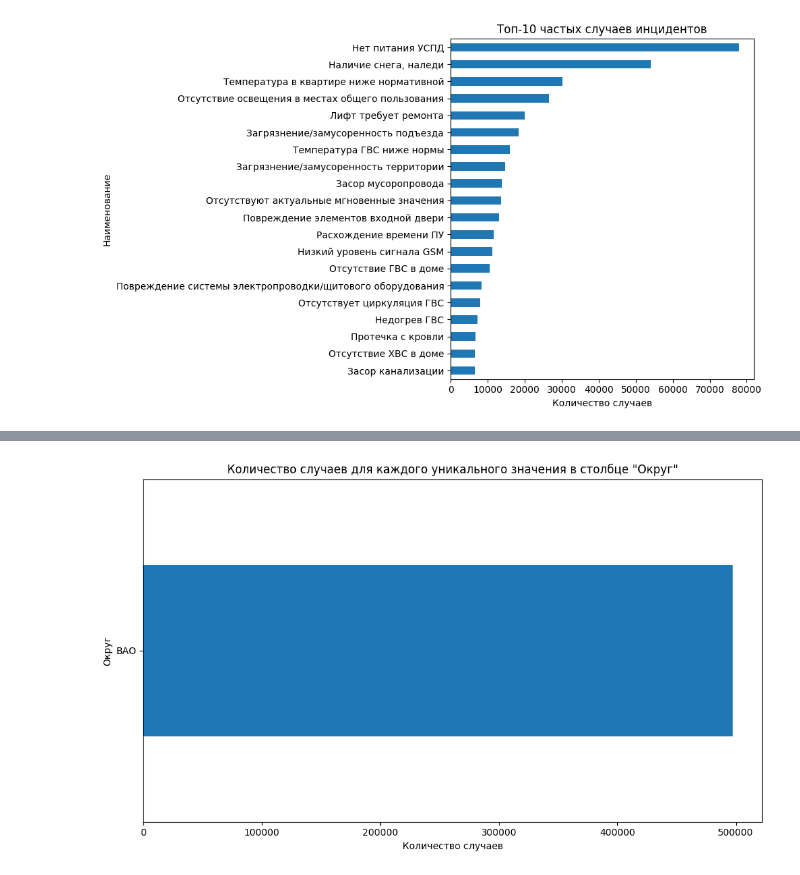
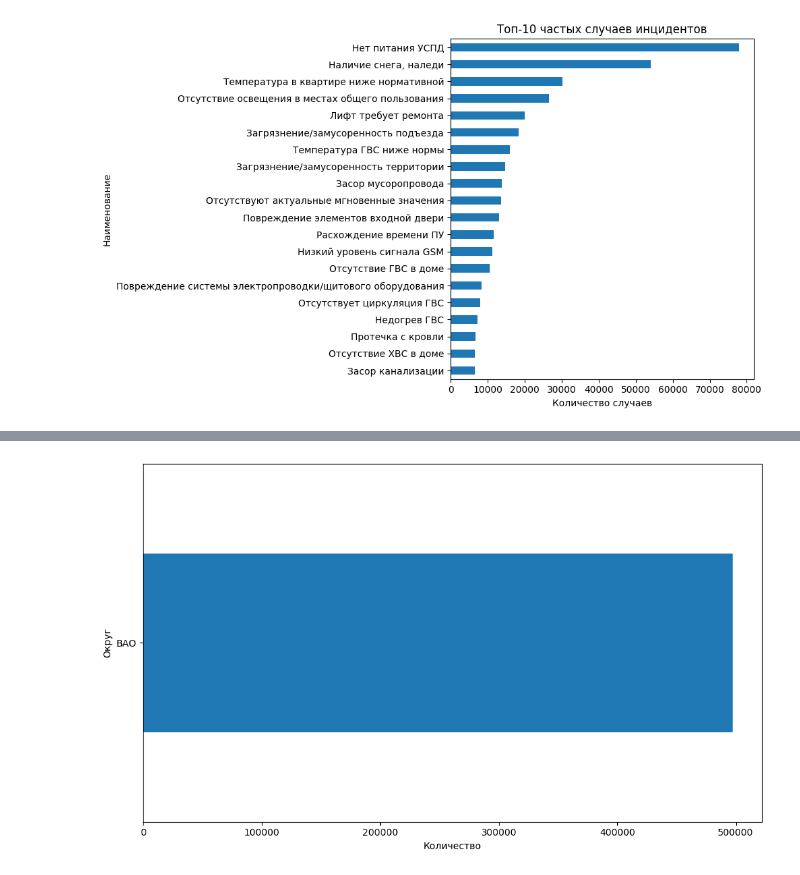
Before and after one commit to vdmkkk/LCT-2024-MISIS-Ivanovo, a Jupyter notebook: ml/eda.ipynb, the cells around one changed output, grey strips where cells are left out. Saved outputs shown, nothing was run; the diff lists cells and outputs as text; code cells hidden in the pictures.

```diff
--- a/ml/eda.ipynb
+++ b/ml/eda.ipynb
@@ -38,6 +38,17 @@ df
 | 497101 | Поломка почтовых ящиков | EDC | 2024-04-19 11:44:07.000000 | 2024-04-19 11:47:29.402000 | ВАО | 15760.0 | внутригородская территория муници... | ... |
 | 497102 | Отсутствуют актуальные суточные з... | ASUPR | 2024-04-27 00:03:42.000000 | 2024-04-27 04:42:54.231000 | ВАО | 15760.0 | внутригородская территория муници... | ... |
 497103 rows × 8 columns
+# %%
+def plot_gist_categorical(df, col):
+    value_counts = df[col].value_counts().sort_values(ascending=True)
+
+    plt.figure(figsize=(10, 6))
+    value_counts.plot(kind='barh')
+    plt.ylabel(col)
+    plt.xlabel('Количество')
+    plt.tight_layout()
+
+    plt.show()
 # %%
 value_counts = df['Наименование'].value_counts().sort_values(ascending=True).tail(20)
 
@@ -67,13 +69,4 @@ plt.show()
 # %%
-value_counts = df['Округ'].value_counts().sort_values(ascending=True)
-
-plt.figure(figsize=(10, 6))
-value_counts.plot(kind='barh')
-plt.title('Количество случаев для каждого уникального значения в столбце "Округ"')
-plt.ylabel('Округ')
-plt.xlabel('Количество случаев')
-plt.tight_layout()
-
-plt.show()
+plot_gist_categorical(df, "Округ")
 # %% [output]
-[figure, old version]
+[figure, new version]
```
Also changed, not shown: parts of 14 cells of this notebook.
